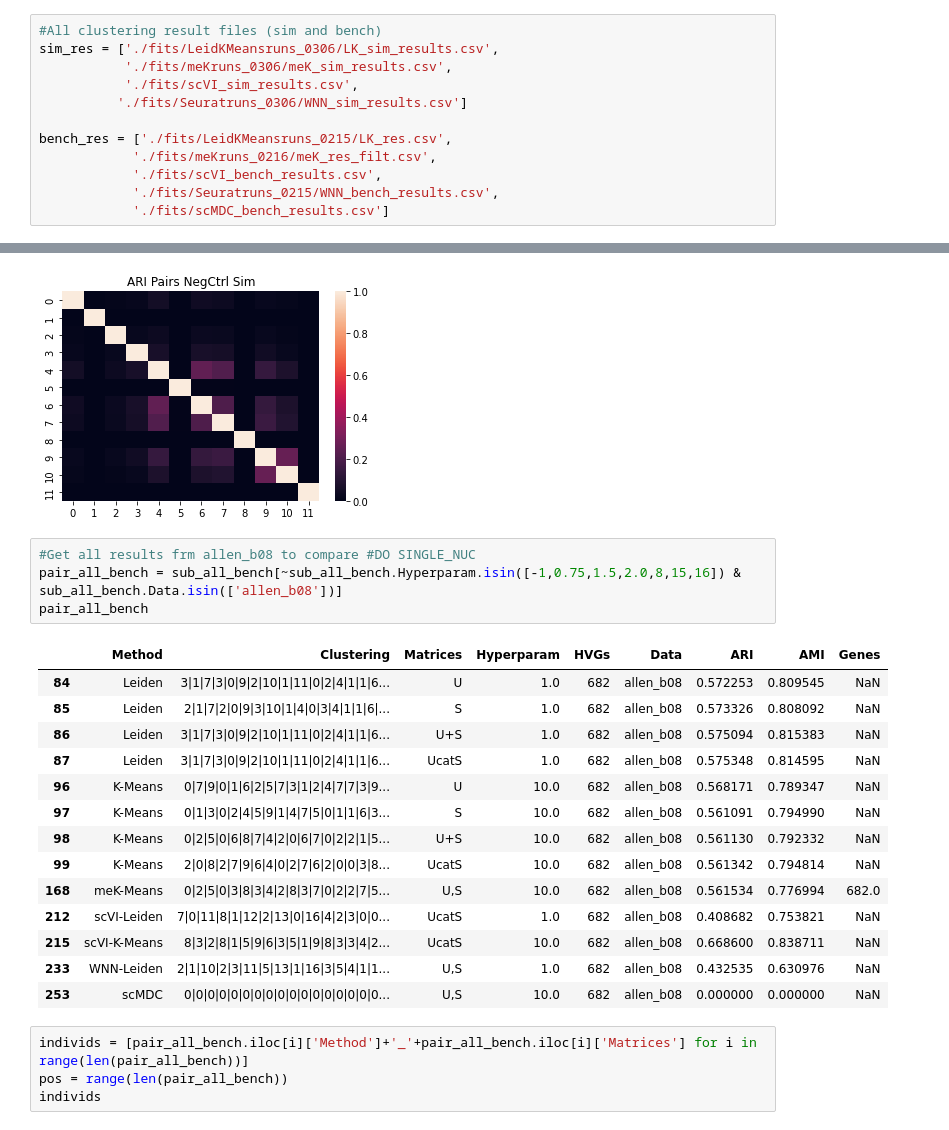
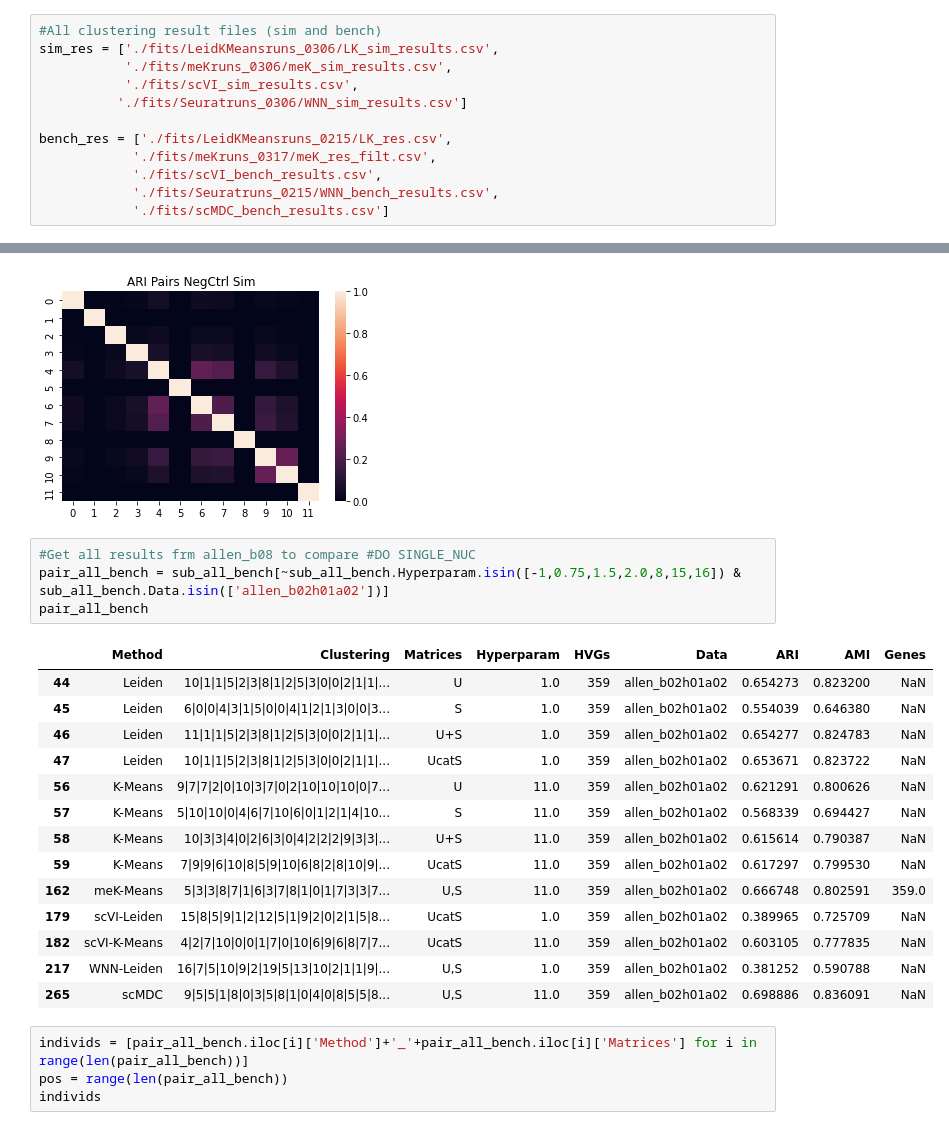
Before and after one commit to tarachari3/perturbCME, a Jupyter notebook: notebooks/20240316_meKMeans_Figs_2_3_plots.ipynb, the cells around one changed output, grey strips where cells are left out. Drawn from its saved outputs; the diff is of its cells as text.

```diff
--- a/notebooks/20240316_meKMeans_Figs_2_3_plots.ipynb
+++ b/notebooks/20240316_meKMeans_Figs_2_3_plots.ipynb
@@ -73,7 +73,7 @@ sim_res = ['./fits/LeidKMeansruns_0306/LK_sim_results.csv',
           './fits/Seuratruns_0306/WNN_sim_results.csv']
 
 bench_res = ['./fits/LeidKMeansruns_0215/LK_res.csv',
-            './fits/meKruns_0216/meK_res_filt.csv',
+            './fits/meKruns_0317/meK_res_filt.csv',
             './fits/scVI_bench_results.csv',
             './fits/Seuratruns_0215/WNN_bench_results.csv',
             './fits/scMDC_bench_results.csv']
@@ -246,23 +246,23 @@ plt.savefig('ARI_pairs_negctrl_sim.pdf')
 [figure]
 # %%
 #Get all results frm allen_b08 to compare #DO SINGLE_NUC
-pair_all_bench = sub_all_bench[~sub_all_bench.Hyperparam.isin([-1,0.75,1.5,2.0,8,15,16]) & sub_all_bench.Data.isin(['allen_b08'])]
+pair_all_bench = sub_all_bench[~sub_all_bench.Hyperparam.isin([-1,0.75,1.5,2.0,8,15,16]) & sub_all_bench.Data.isin(['allen_b02h01a02'])]
 pair_all_bench
 # %% [output]
 |  | Method | Clustering | Matrices | Hyperparam | HVGs | Data | ARI | AMI | Genes |
-| 84 | Leiden | 3|1|7|3|0|9|2|10|1|11|0|2|4|1|1|6... | U | 1.0 | 682 | allen_b08 | 0.572253 | 0.809545 | NaN |
-| 85 | Leiden | 2|1|7|2|0|9|3|10|1|4|0|3|4|1|1|6|... | S | 1.0 | 682 | allen_b08 | 0.573326 | 0.808092 | NaN |
-| 86 | Leiden | 3|1|7|3|0|9|2|10|1|11|0|2|4|1|1|6... | U+S | 1.0 | 682 | allen_b08 | 0.575094 | 0.815383 | NaN |
-| 87 | Leiden | 3|1|7|3|0|9|2|10|1|11|0|2|4|1|1|6... | UcatS | 1.0 | 682 | allen_b08 | 0.575348 | 0.814595 | NaN |
-| 96 | K-Means | 0|7|9|0|1|6|2|5|7|3|1|2|4|7|7|3|9... | U | 10.0 | 682 | allen_b08 | 0.568171 | 0.789347 | NaN |
-| 97 | K-Means | 0|1|3|0|2|4|5|9|1|4|7|5|0|1|1|6|3... | S | 10.0 | 682 | allen_b08 | 0.561091 | 0.794990 | NaN |
-| 98 | K-Means | 0|2|5|0|6|8|7|4|2|0|6|7|0|2|2|1|5... | U+S | 10.0 | 682 | allen_b08 | 0.561130 | 0.792332 | NaN |
-| 99 | K-Means | 2|0|8|2|7|9|6|4|0|2|7|6|2|0|0|3|8... | UcatS | 10.0 | 682 | allen_b08 | 0.561342 | 0.794814 | NaN |
-| 168 | meK-Means | 0|2|5|0|3|8|3|4|2|8|3|7|0|2|2|7|5... | U,S | 10.0 | 682 | allen_b08 | 0.561534 | 0.776994 | 682.0 |
-| 212 | scVI-Leiden | 7|0|11|8|1|12|2|13|0|16|4|2|3|0|0... | UcatS | 1.0 | 682 | allen_b08 | 0.408682 | 0.753821 | NaN |
-| 215 | scVI-K-Means | 8|3|2|8|1|5|9|6|3|5|1|9|8|3|3|4|2... | UcatS | 10.0 | 682 | allen_b08 | 0.668600 | 0.838711 | NaN |
-| 233 | WNN-Leiden | 2|1|10|2|3|11|5|13|1|16|3|5|4|1|1... | U,S | 1.0 | 682 | allen_b08 | 0.432535 | 0.630976 | NaN |
-| 253 | scMDC | 0|0|0|0|0|0|0|0|0|0|0|0|0|0|0|0|0... | U,S | 10.0 | 682 | allen_b08 | 0.000000 | 0.000000 | NaN |
+| 44 | Leiden | 10|1|1|5|2|3|8|1|2|5|3|0|0|2|1|1|... | U | 1.0 | 359 | allen_b02h01a02 | 0.654273 | 0.823200 | NaN |
+| 45 | Leiden | 6|0|0|4|3|1|5|0|0|4|1|2|1|3|0|0|3... | S | 1.0 | 359 | allen_b02h01a02 | 0.554039 | 0.646380 | NaN |
+| 46 | Leiden | 11|1|1|5|2|3|8|1|2|5|3|0|0|2|1|1|... | U+S | 1.0 | 359 | allen_b02h01a02 | 0.654277 | 0.824783 | NaN |
+| 47 | Leiden | 10|1|1|5|2|3|8|1|2|5|3|0|0|2|1|1|... | UcatS | 1.0 | 359 | allen_b02h01a02 | 0.653671 | 0.823722 | NaN |
+| 56 | K-Means | 9|7|7|2|0|10|3|7|0|2|10|10|10|0|7... | U | 11.0 | 359 | allen_b02h01a02 | 0.621291 | 0.800626 | NaN |
+| 57 | K-Means | 5|10|10|0|4|6|7|10|6|0|1|2|1|4|10... | S | 11.0 | 359 | allen_b02h01a02 | 0.568339 | 0.694427 | NaN |
+| 58 | K-Means | 10|3|3|4|0|2|6|3|0|4|2|2|2|9|3|3|... | U+S | 11.0 | 359 | allen_b02h01a02 | 0.615614 | 0.790387 | NaN |
+| 59 | K-Means | 7|9|9|6|10|8|5|9|10|6|8|2|8|10|9|... | UcatS | 11.0 | 359 | allen_b02h01a02 | 0.617297 | 0.799530 | NaN |
+| 162 | meK-Means | 5|3|3|8|7|1|6|3|7|8|1|0|1|7|3|3|7... | U,S | 11.0 | 359 | allen_b02h01a02 | 0.666748 | 0.802591 | 359.0 |
+| 179 | scVI-Leiden | 15|8|5|9|1|2|12|5|1|9|2|0|2|1|5|8... | UcatS | 1.0 | 359 | allen_b02h01a02 | 0.389965 | 0.725709 | NaN |
+| 182 | scVI-K-Means | 4|2|7|10|0|0|1|7|0|10|6|9|6|8|7|7... | UcatS | 11.0 | 359 | allen_b02h01a02 | 0.603105 | 0.777835 | NaN |
+| 217 | WNN-Leiden | 16|7|5|10|9|2|19|5|13|10|2|1|1|9|... | U,S | 1.0 | 359 | allen_b02h01a02 | 0.381252 | 0.590788 | NaN |
+| 265 | scMDC | 9|5|5|1|8|0|3|5|8|1|0|4|0|8|5|5|8... | U,S | 11.0 | 359 | allen_b02h01a02 | 0.698886 | 0.836091 | NaN |
 # %%
 individs = [pair_all_bench.iloc[i]['Method']+'_'+pair_all_bench.iloc[i]['Matrices'] for i in range(len(pair_all_bench))]
 pos = range(len(pair_all_bench))
```
Also changed, not shown: parts of 36 cells of this notebook, 1 other file.
